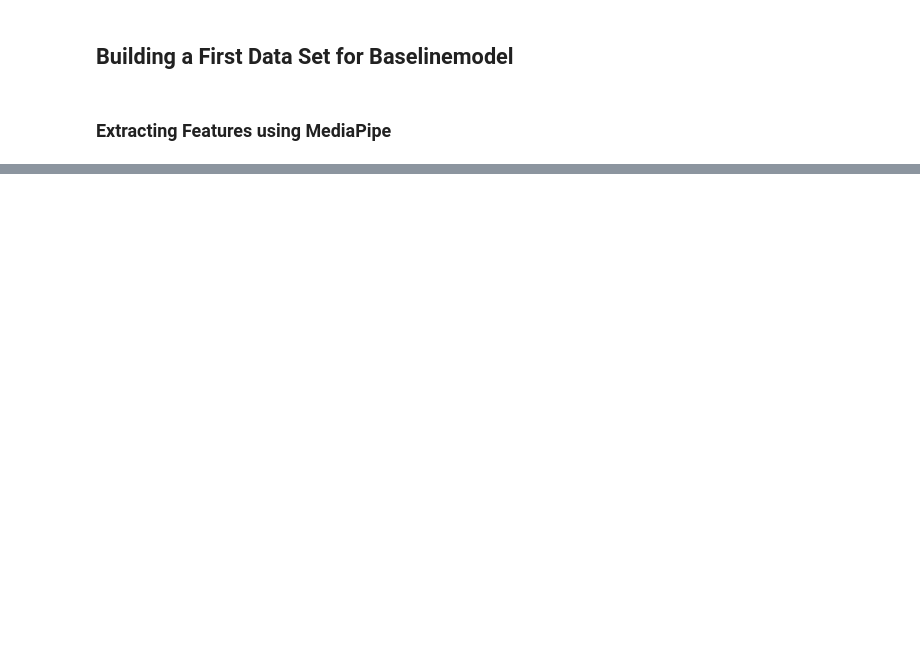
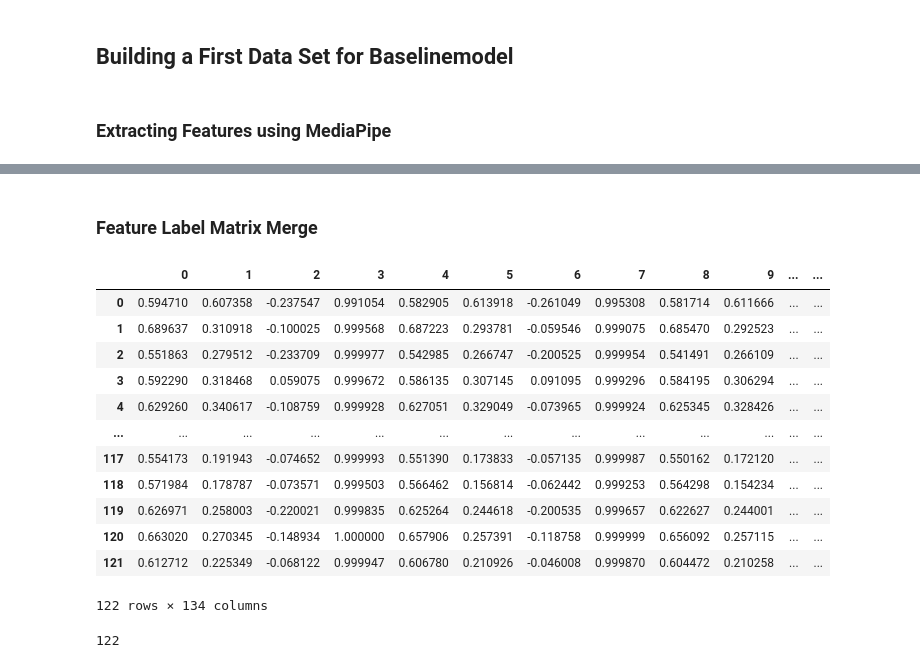
Before and after one commit to MarcWoerner/SkiExtract, a Jupyter notebook: DataSetBuild.ipynb, the cells around one changed output, grey strips where cells are left out. Cells and saved outputs as stored; diff of their text form; code cells hidden in the pictures; blank space fills up the shorter version.

```diff
--- a/DataSetBuild.ipynb
+++ b/DataSetBuild.ipynb
@@ -50,0 +104,35 @@ df.T
+# %%
+image_file_names = []
+video_file_names = []
+
+for image_path in skier_images:
+    file_name_with_extension = os.path.basename(image_path)
+    image_file_names.append(file_name_with_extension)
+
+for video_path in skier_videos:
+    file_name_with_extension = os.path.basename(video_path)
+    video_file_names.append(file_name_with_extension)
+
+
+videos_and_images_dict = {}
+
+for video_string in video_file_names:
+    images_per_vid_dict = {}
+    for image_string in image_file_names:
+        score = fuzz.ratio(video_string, image_string) # fuzzywuzzy used to compare simmilarity of strings
+        images_per_vid_dict[image_string] = score
+
+    # build from 5 images with hightest matching score
+    top_5 = dict(sorted(images_per_vid_dict.items(), key=lambda item: item[1], reverse=True)[:5])
+    key_list = list(top_5.keys())
+
+    videos_and_images_dict[video_string] = key_list
+# %%
+file_names = []
+for key in videos_and_images_dict:
+    file_names = file_names + videos_and_images_dict[key]
+# %%
+y_df = pd.DataFrame(file_names, columns=["file_names"])
+y_df['class'] = y_df['file_names'].apply(extract_class)
+
+y_df
@@ -50,0 +153,24 @@ df.T
+# %% [markdown]
+### Feature Label Matrix Merge
+# %%
+df_merged = X_df.merge(y_df, on='file_names')
+# %%
+df_merged
+# %% [output]
+|  | 0 | 1 | 2 | 3 | 4 | 5 | 6 | 7 | 8 | 9 | ... | ... |
+| 0 | 0.594710 | 0.607358 | -0.237547 | 0.991054 | 0.582905 | 0.613918 | -0.261049 | 0.995308 | 0.581714 | 0.611666 | ... | ... |
+| 1 | 0.689637 | 0.310918 | -0.100025 | 0.999568 | 0.687223 | 0.293781 | -0.059546 | 0.999075 | 0.685470 | 0.292523 | ... | ... |
+| 2 | 0.551863 | 0.279512 | -0.233709 | 0.999977 | 0.542985 | 0.266747 | -0.200525 | 0.999954 | 0.541491 | 0.266109 | ... | ... |
+| 3 | 0.592290 | 0.318468 | 0.059075 | 0.999672 | 0.586135 | 0.307145 | 0.091095 | 0.999296 | 0.584195 | 0.306294 | ... | ... |
+| 4 | 0.629260 | 0.340617 | -0.108759 | 0.999928 | 0.627051 | 0.329049 | -0.073965 | 0.999924 | 0.625345 | 0.328426 | ... | ... |
+| ... | ... | ... | ... | ... | ... | ... | ... | ... | ... | ... | ... | ... |
+| 117 | 0.554173 | 0.191943 | -0.074652 | 0.999993 | 0.551390 | 0.173833 | -0.057135 | 0.999987 | 0.550162 | 0.172120 | ... | ... |
+| 118 | 0.571984 | 0.178787 | -0.073571 | 0.999503 | 0.566462 | 0.156814 | -0.062442 | 0.999253 | 0.564298 | 0.154234 | ... | ... |
+| 119 | 0.626971 | 0.258003 | -0.220021 | 0.999835 | 0.625264 | 0.244618 | -0.200535 | 0.999657 | 0.622627 | 0.244001 | ... | ... |
+| 120 | 0.663020 | 0.270345 | -0.148934 | 1.000000 | 0.657906 | 0.257391 | -0.118758 | 0.999999 | 0.656092 | 0.257115 | ... | ... |
+| 121 | 0.612712 | 0.225349 | -0.068122 | 0.999947 | 0.606780 | 0.210926 | -0.046008 | 0.999870 | 0.604472 | 0.210258 | ... | ... |
+122 rows × 134 columns
+# %%
+len(X_df)
+# %% [output]
+122
```
Also changed, not shown: parts of 12 cells of this notebook, 3 other files.
